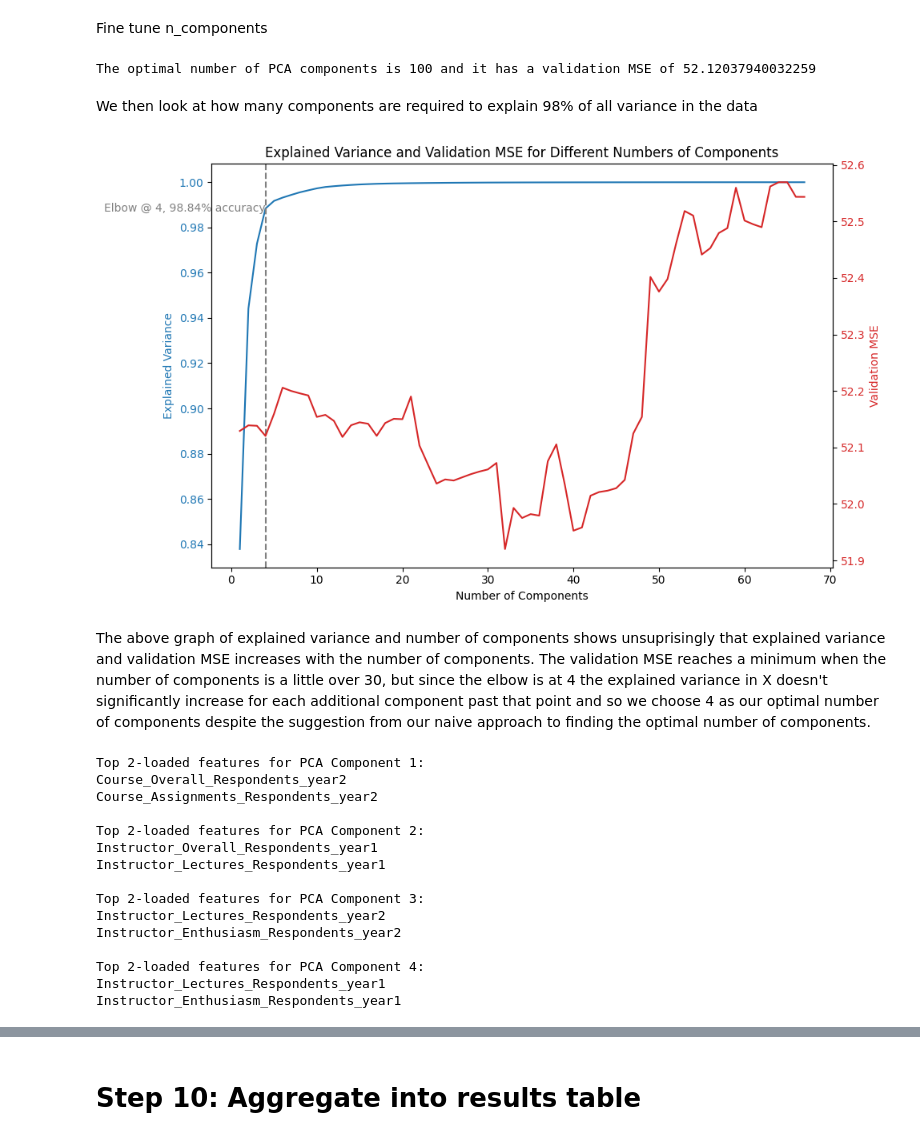
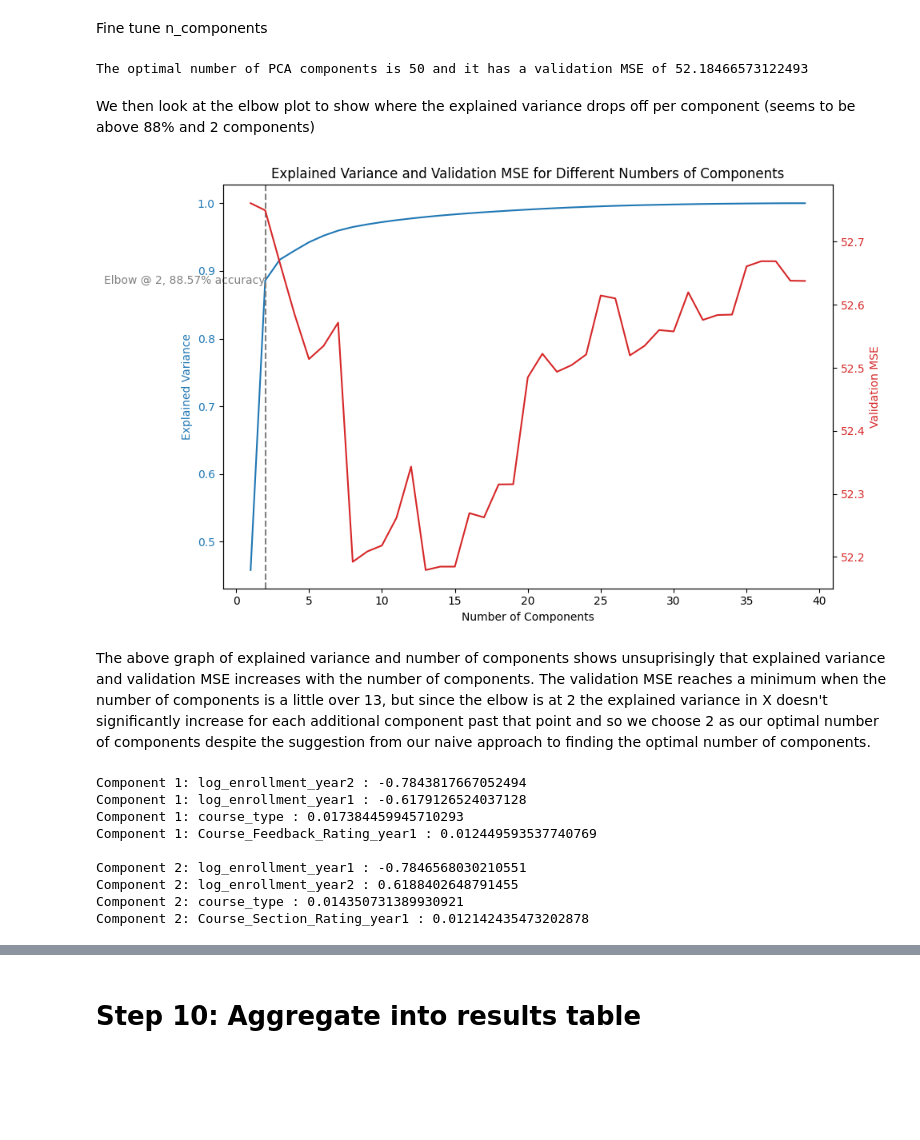
Before and after one commit to MattHAndrews/cs109a_final_project, a Jupyter notebook: Project.ipynb, the cells around one changed output, grey strips where cells are left out. Cells and saved outputs as stored; diff of their text form; code cells hidden in the pictures; blank space fills up the shorter version.

Commit message:
Updated so no respondents 8-13 done

```diff
--- a/Project.ipynb
+++ b/Project.ipynb
@@ -393,6 +393,7 @@ Next, we want to continue the data preprocessing. We will identify and separates
 # %%
 # We don't want these columns as it's too similar to enrollment
 data_cleaned.drop(columns=['responses','number_of_comments'], inplace=True)
+data_cleaned.drop(columns=data_cleaned.filter(like='_Respondents').columns, inplace=True)
 
 # Identify the data types of the remaining columns
 column_data_types = data_cleaned.dtypes
@@ -433,12 +434,16 @@ data_processed = pd.DataFrame(data_processed_np, columns=column_order)
 std_scaler = StandardScaler()
 data_processed['norm_Course_Workload_Rating'] = std_scaler.fit_transform(data_processed[['Course_Workload_Rating']])
 
-# Drop columns from data_processed and responses which is how many people responded
+# Drop columns from data_processed
 data_processed = data_processed.drop('Course_Workload_Rating', axis=1)
 data_processed = data_processed.drop('enrollment', axis=1)
 
+# Since we have created new columns and so need to remove our old names and add our new ones
+numerical_columns.remove('Course_Workload_Rating')
+numerical_columns.remove('enrollment')
+numerical_columns.extend(['norm_Course_Workload_Rating', 'log_enrollment'])
+
 # The pipeline turns everything into an object so have to make it numeric again
-numerical_columns = ['norm_Course_Workload_Rating' if col == 'Course_Workload_Rating' else 'log_enrollment' if col == 'enrollment' else col for col in numerical_columns]
 data_processed[numerical_columns] = data_processed[numerical_columns].apply(pd.to_numeric)
 # %% [markdown]
 # Step 6: Train-test split <a class="anchor" id="tts"></a>
@@ -504,8 +509,9 @@ for name, group in grouped_data:
 
                 # Append this combined data to the result DataFrame using pd.concat
                 result_df = pd.concat([result_df, pd.DataFrame([combined_data])], ignore_index=True)
+
 # Since we don't want the actual year as a predictor (since it wildly messes up the coefficients), we'll drop it
-result_df = result_df.drop(['year_year1', 'year_year2','course_type_year1','course_type_year2',], axis=1)
+result_df = result_df.drop(['year_year1', 'year_year2','course_type_year1','course_type_year2'], axis=1)
 # %%
 # Importatnly this cannot be done in step 5 because we use department and course type in the loop above
 # Creating dummy variables for 'department' and 'course_type'
@@ -1093,9 +1093,9 @@ optimal_valid_mse = validation_mse[optimal_n_components-1]
 
 print("The optimal number of PCA components is", optimal_n_estimators, "and it has a validation MSE of", optimal_valid_mse)
 # %% [output]
-The optimal number of PCA components is 100 and it has a validation MSE of 52.12037940032259
+The optimal number of PCA components is 50 and it has a validation MSE of 52.18466573122493
-# %% [markdown]
-We then look at how many components are required to explain 98% of all variance in the data
+# %% [markdown]
+We then look at the elbow plot to show where the explained variance drops off per component (seems to be above 88% and 2 components)
 # %%
 # Plotting
 fig, ax1 = plt.subplots(figsize=(10, 6))
@@ -1106,37 +1106,37 @@ n_components_to_display = [n for n in n_components_range if n <= max_components_
 
 # Plot for explained variance
 color = 'tab:blue'
 ax1.set_xlabel('Number of Components')
 ax1.set_ylabel('Explained Variance', color=color)
 
 # Limit explained variance to the components you want to display
 explained_variance_to_display = explained_variance[:len(n_components_to_display)]
 
 ax1.plot(n_components_to_display, explained_variance_to_display, label='Explained Variance', color=color)
 ax1.tick_params(axis='y', labelcolor=color)
 
 # Horizontal line for the elbow point in explained variance
-optimal_component_index = np.argmax(np.array(explained_variance) >= 0.98)  # Find the index for 98% variance
+optimal_component_index = np.argmax(np.array(explained_variance) >= 0.88)  # Find the index for 88% variance
 optimal_n_components = n_components_range[optimal_component_index]
 elbow_y_value = explained_variance[optimal_component_index]
 ax1.axvline(x=optimal_n_components, color='gray', linestyle='--')
 ax1.text(optimal_n_components, elbow_y_value, f'Elbow @ {optimal_n_components}, {np.round(elbow_y_value*100,2)}% accuracy', va='center', ha='right', color='gray')
 
 # Second y-axis for validation MSE
 ax2 = ax1.twinx()
 color = 'tab:red'
 ax2.set_ylabel('Validation MSE', color=color)
 ax2.plot(n_components_to_display, validation_mse[:len(n_components_to_display)], label='Validation MSE', color=color)
 ax2.tick_params(axis='y', labelcolor=color)
 
 # Title and layout adjustment
 plt.title('Explained Variance and Validation MSE for Different Numbers of Components')
 fig.tight_layout()
 plt.show()
 # %% [output]
-[figure, old version]
+[figure, new version]
 # %% [markdown]
-The above graph of explained variance and number of components shows unsuprisingly that explained variance and validation MSE increases with the number of components. The validation MSE reaches a minimum when the number of components is a little over 30, but since the elbow is at 4 the explained variance in X doesn't significantly increase for each additional component past that point and so we choose 4 as our optimal number of components despite the suggestion from our naive approach to finding the optimal number of components.
+The above graph of explained variance and number of components shows unsuprisingly that explained variance and validation MSE increases with the number of components. The validation MSE reaches a minimum when the number of components is a little over 13, but since the elbow is at 2 the explained variance in X doesn't significantly increase for each additional component past that point and so we choose 2 as our optimal number of components despite the suggestion from our naive approach to finding the optimal number of components.
 # %%
 # Apply PCA with the optimal number of components to all datasets
 pca = PCA(n_components=optimal_n_components)
@@ -1162,42 +1162,25 @@ pca_optimal_n = optimal_n_components
 # Retrieve the PCA components (principal axes)
 pca_components = pca.components_
 
-# Get the top 2-loaded feature names for the top 4 PCA components
-top_feature_names_by_component = []
-
-# Iterate over the top 4 components
-for component_idx in range(4):
+# Iterate over the top 2 components
+for component_idx in range(optimal_n_components):
     # Get the PCA component
     pca_component = pca_components[component_idx]
 
     # Sort the original features based on their loadings in the PCA component
     sorted_feature_indices = np.argsort(np.abs(pca_component))[::-1]
 
-    # Get the names of the top 2-loaded features
-    top_loaded_feature_names = [feature_names[i] for i in sorted_feature_indices[:2]]
-
-    # Add the top 2-loaded feature names to the list
-    top_feature_names_by_component.append(top_loaded_feature_names)
-
-# Display the top 2-loaded feature names for the top 4 PCA components
-for component_idx, top_feature_names in enumerate(top_feature_names_by_component, start=1):
-    print(f"Top 2-loaded features for PCA Component {component_idx}:")
-    for feature_name in top_feature_names:
-        print(feature_name)
-    print()  # Add an empty line to separate components
+    # Get the names of the top 4-loaded features
+    for i in sorted_feature_indices[:4]:
+        print(f"Component {component_idx+1}: {feature_names[i]} : {pca_component[i]}" )
+    print()
 # %% [output]
-Top 2-loaded features for PCA Component 1:
-Course_Overall_Respondents_year2
-Course_Assignments_Respondents_year2
+Component 1: log_enrollment_year2 : -0.7843817667052494
+Component 1: log_enrollment_year1 : -0.6179126524037128
+Component 1: course_type : 0.017384459945710293
+Component 1: Course_Feedback_Rating_year1 : 0.012449593537740769
 
-Top 2-loaded features for PCA Component 2:
-Instructor_Overall_Respondents_year1
-Instructor_Lectures_Respondents_year1
-
-Top 2-loaded features for PCA Component 3:
-Instructor_Lectures_Respondents_year2
-Instructor_Enthusiasm_Respondents_year2
-
-Top 2-loaded features for PCA Component 4:
-Instructor_Lectures_Respondents_year1
-Instructor_Enthusiasm_Respondents_year1
+Component 2: log_enrollment_year1 : -0.7846568030210551
+Component 2: log_enrollment_year2 : 0.6188402648791455
+Component 2: course_type : 0.014350731389930921
+Component 2: Course_Section_Rating_year1 : 0.012142435473202878
```
Also changed, not shown: parts of 31 cells of this notebook.
